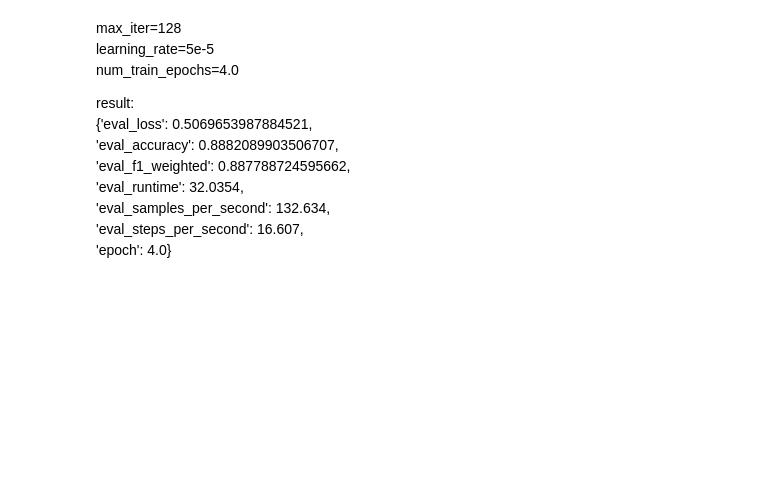
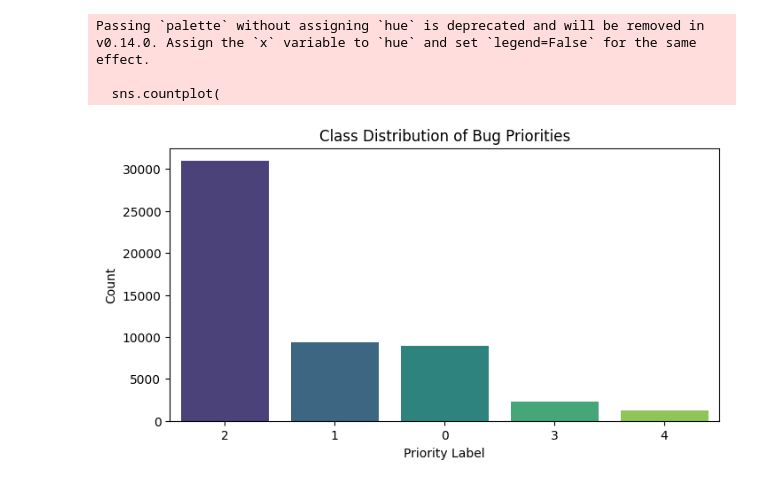
Before and after one commit to erenceh/ml-bug-prediction, a Jupyter notebook: ml/notebooks/bert_priority_classifier.ipynb, the cells around one changed output. Drawn from its saved outputs; the diff is of its cells as text; code cells hidden in the pictures; blank space fills up the shorter version.

```diff
--- a/ml/notebooks/bert_priority_classifier.ipynb
+++ b/ml/notebooks/bert_priority_classifier.ipynb
@@ -285,0 +36,3 @@ device(type='cuda', index=0)
+# %%
+processed_df = joblib.load("../../data/processed/processed_ISEC_train_df.joblib")
+processed_df
@@ -285,0 +53,10 @@ device(type='cuda', index=0)
+# %%
+processed_df["Text"] = (
+  "[META] Component: " + processed_df["Component"] + " | " +
+  "[META] Status: " + processed_df["Status"] + " | " +
+  "[META] Resolution: " + processed_df["Resolution"] + " | " +
+  "[DESC] " + processed_df["Text"]
+)
+# %%
+processed_df = processed_df[["Text", "Priority"]].copy()
+processed_df = processed_df.dropna(subset=["Text", "Priority"])
@@ -285,0 +79,2 @@ device(type='cuda', index=0)
+# %%
+processed_df["label"] = processed_df["Priority"].astype(int)
@@ -306,14 +214,19 @@ trainer.evaluate()
  'epoch': 4.0}
-# %% [markdown]
-max_iter=128<br>
-learning_rate=5e-5<br>
-num_train_epochs=4.0<br>
-
-result:<br>
-{'eval_loss': 0.5069653987884521,<br>
- 'eval_accuracy': 0.8882089903506707,<br>
- 'eval_f1_weighted': 0.887788724595662,<br>
- 'eval_runtime': 32.0354,<br>
- 'eval_samples_per_second': 132.634,<br>
- 'eval_steps_per_second': 16.607,<br>
- 'epoch': 4.0}<br>
+# %%
+plt.figure(figsize=(8,4))
+sns.countplot(
+  x="Priority",
+  data=processed_df,
+  order=processed_df["Priority"].value_counts().index,
+  palette="viridis"
+)
+
+plt.title("Class Distribution of Bug Priorities")
+plt.xlabel("Priority Label")
+plt.ylabel("Count")
+plt.show()
+# %% [output]
+Passing `palette` without assigning `hue` is deprecated and will be removed in v0.14.0. Assign the `x` variable to `hue` and set `legend=False` for the same effect.
+
+  sns.countplot(
+[figure, added]
```
Also changed, not shown: parts of 63 cells of this notebook, 11 other files.
